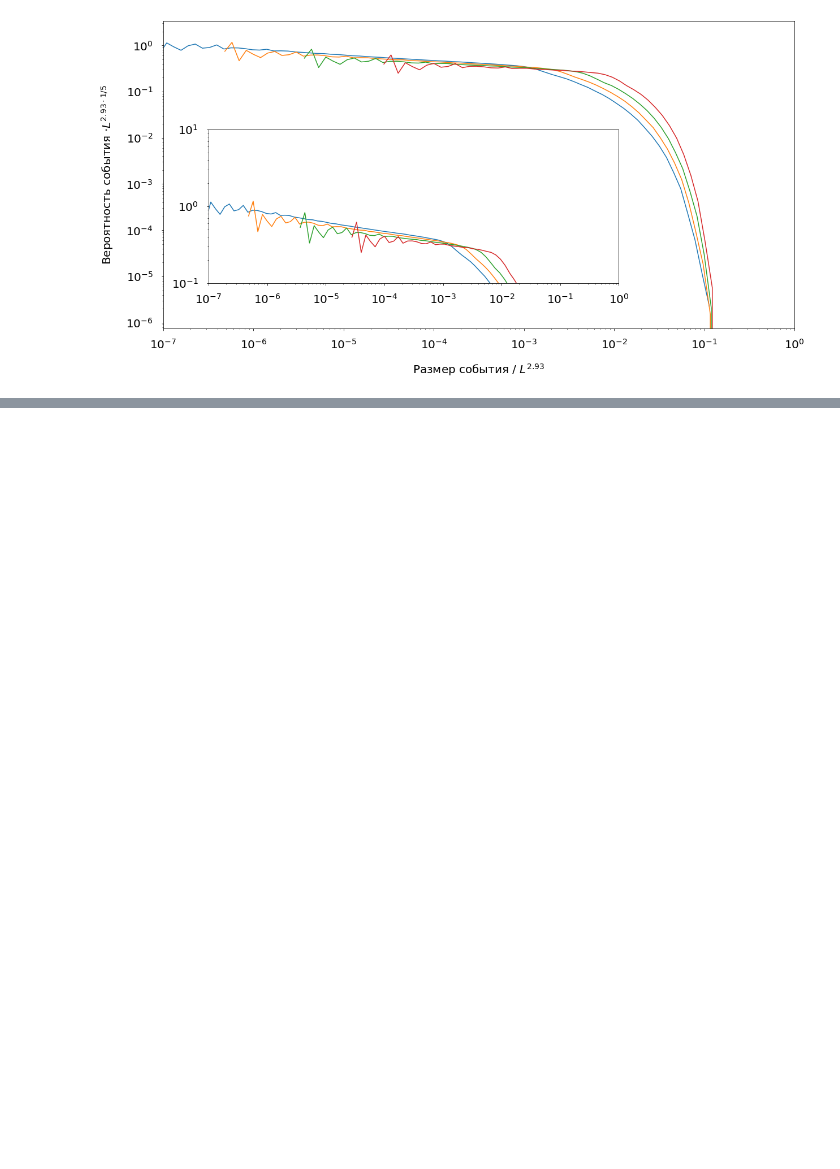
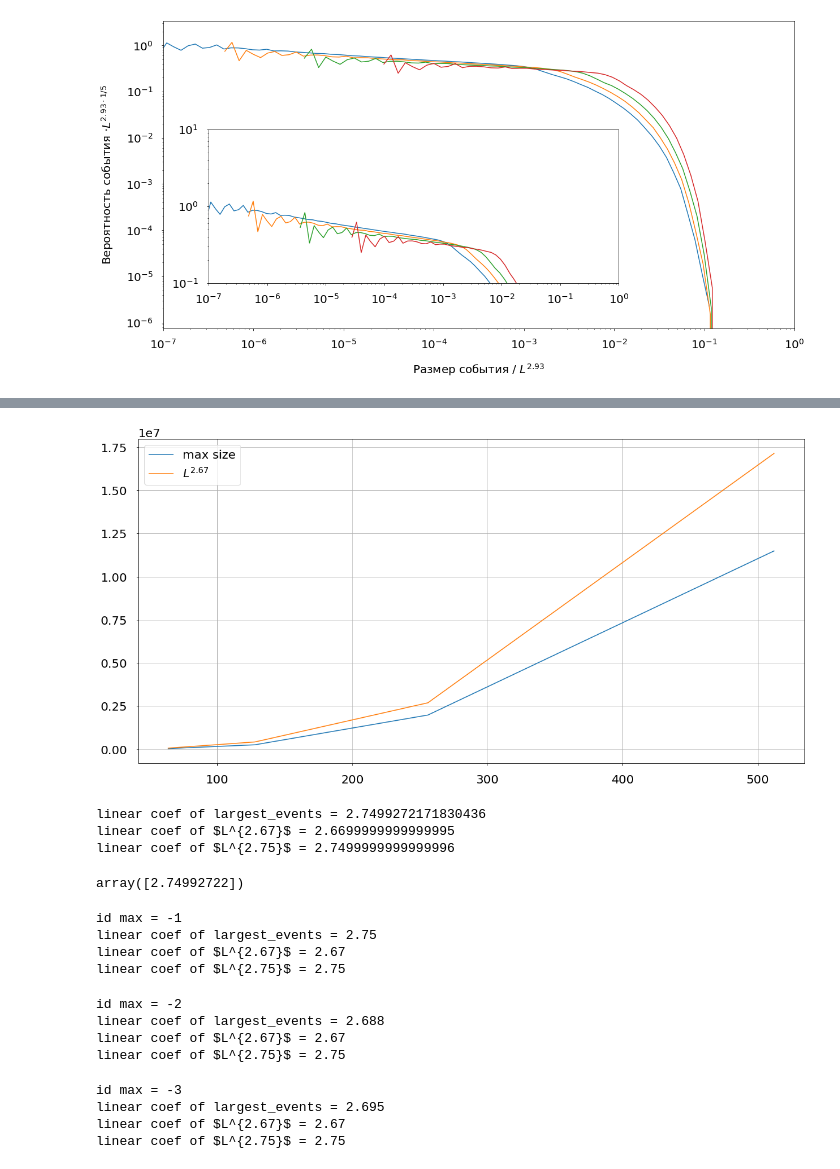
Before and after one commit to i1oveMyse1f/sandpile-extremes-classic, a Jupyter notebook: results/data_distribution.ipynb, the cells around one changed output, grey strips where cells are left out. Saved outputs shown, nothing was run; the diff lists cells and outputs as text; code cells hidden in the pictures; blank space fills up the shorter version.

```diff
--- a/results/data_distribution.ipynb
+++ b/results/data_distribution.ipynb
@@ -210,0 +219,17 @@ plot_distribution(determ, 2.93, False, 0.2, "1/5")
+# %%
+lattice_sizes = []
+largest_events = []
+
+for L, sizes in rand.items():
+    x = [(size, count) for (size, count) in sizes.items() if count > 0]
+    x = sorted(x, key=lambda x: x[0])
+    lattice_sizes.append(L)
+    largest_events.append(x[-1][0])
+# %%
+plt.plot(lattice_sizes, largest_events, label='max size')
+plt.plot(lattice_sizes, [L**2.67 for L in lattice_sizes], label='$L^{2.67}$')
+plt.legend()
+plt.grid()
+plt.show()
+# %% [output]
+[figure, added]
@@ -210,0 +240,41 @@ plot_distribution(determ, 2.93, False, 0.2, "1/5")
+# %%
+lattice_sizes = []
+largest_events = []
+
+for L, sizes in rand.items():
+    x = [(size, count) for (size, count) in sizes.items() if count > 0]
+    x = sorted(x, key=lambda x: x[0])
+    lattice_sizes.append(L)
+    largest_events.append(x[-1][0])
+
+l267 = [L**2.67 for L in lattice_sizes]
+l275 = [L**2.75 for L in lattice_sizes]
+
+lattice_sizes = np.array([[L] for L in lattice_sizes])
+largest_events = np.array(largest_events)
+l267 = np.array(l267)
+l275 = np.array(l275)
+
+linreg = LinearRegression()
+linreg = linreg.fit(np.log(lattice_sizes), np.log(largest_events))
+print("linear coef of largest_events = " + f"{linreg.coef_[0]}")
+
+linreg = LinearRegression()
+linreg = linreg.fit(np.log(lattice_sizes), np.log(l267))
+print("linear coef of $L^{2.67}$ = " + f"{linreg.coef_[0]}")
+
+linreg = LinearRegression()
+linreg = linreg.fit(np.log(lattice_sizes), np.log(l275))
+print("linear coef of $L^{2.75}$ = " + f"{linreg.coef_[0]}")
+
+# plt.plot(lattice_sizes, largest_events, label=f'max size {id_max}')
+# plt.plot(lattice_sizes, [L**2.67 for L in lattice_sizes], label='$L^{2.63}$')
+# plt.plot(lattice_sizes, [L**2.75 for L in lattice_sizes], label='$L^{2.75}$')
+# %% [output]
+linear coef of largest_events = 2.7499272171830436
+linear coef of $L^{2.67}$ = 2.6699999999999995
+linear coef of $L^{2.75}$ = 2.7499999999999996
+# %%
+linreg.
+# %% [output]
+array([2.74992722])
@@ -210,0 +331,21 @@ plot_distribution(determ, 2.93, False, 0.2, "1/5")
+# %%
+coef_max_elem(-1)
+# %% [output]
+id max = -1
+linear coef of largest_events = 2.75
+linear coef of $L^{2.67}$ = 2.67
+linear coef of $L^{2.75}$ = 2.75
+# %%
+coef_max_elem(-2)
+# %% [output]
+id max = -2
+linear coef of largest_events = 2.688
+linear coef of $L^{2.67}$ = 2.67
+linear coef of $L^{2.75}$ = 2.75
+# %%
+coef_max_elem(-3)
+# %% [output]
+id max = -3
+linear coef of largest_events = 2.695
+linear coef of $L^{2.67}$ = 2.67
+linear coef of $L^{2.75}$ = 2.75
```
Also changed, not shown: parts of 17 cells of this notebook, 5 other files.
